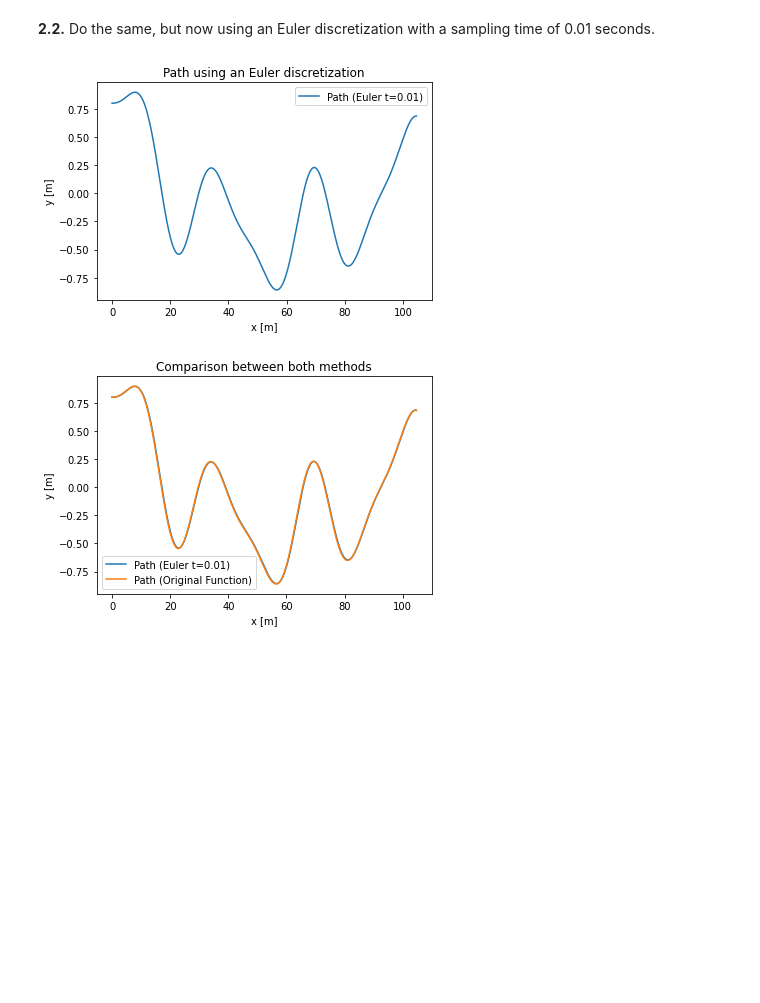
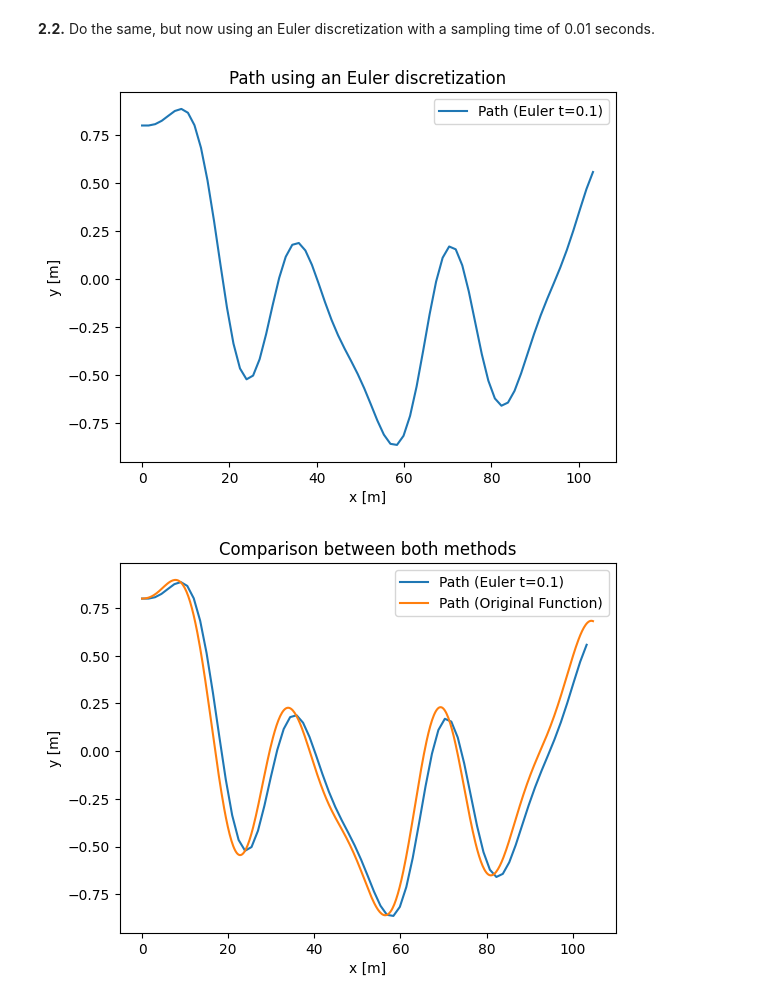
Before and after one commit to brumocas/CO, a Jupyter notebook: lab01/CO_notebook01.ipynb, the cells around one changed output. Cells and saved outputs as stored; diff of their text form; code cells hidden in the pictures; blank space fills up the shorter version.

```diff
--- a/lab01/CO_notebook01.ipynb
+++ b/lab01/CO_notebook01.ipynb
@@ -1116,9 +1360,6 @@ ct.use_fbs_defaults()
 # To complete
 
 def vehicle_update(t, x, u, params):
-    ''' Implement the system equation
-        Include your code here...
-    '''
     # Get the parameters for the model
     a = params.get('refoffset', 1.5)        # offset to vehicle reference point
     b = params.get('wheelbase', 3.)         # vehicle wheelbase
@@ -1126,16 +1367,14 @@ def vehicle_update(t, x, u, params):
 
     # Saturate the steering input
     delta = np.clip(u[1], -maxsteer, maxsteer)
-
-    #alpha = ...
+    alpha = np.arctan2(a * np.tan(delta), b)
 
     # Return the derivative of the state
     return np.array([
-        #,    # xdot = cos(theta + alpha) v
-        #,    # ydot = sin(theta + alpha) v
-        #      # thdot = v/b tan(delta)
+        u[0] * np.cos(x[2] + alpha),    # xdot = cos(theta + alpha) v
+        u[0] * np.sin(x[2] + alpha),    # ydot = sin(theta + alpha) v
+        (u[0] / b) * np.tan(delta)      # thdot = v/l tan(phi)
     ])
-
 
 def vehicle_output(t, x, u, params):
     return x[0:2]
@@ -1207,15 +1446,16 @@ def vehicle_step(x, u, params, t_sample):
 
   # Saturate the steering input
   delta = np.clip(u[1], -maxsteer, maxsteer)
-  #alpha = ...
+  alpha = np.arctan2(a * np.tan(delta), b)
 
   # Return the updated state (X_(i+1) as a function of X_i and u_i)
-  return np.array([ #...,
-                    #...,
-                    #...
-                    ])
+  return np.array([
+      x[0] + t_sample * (u[0] * np.cos(x[2] + alpha)),    # xdot = cos(theta + alpha) v
+      x[1] + t_sample * (u[0] * np.sin(x[2] + alpha)),    # ydot = sin(theta + alpha) v
+      x[2] + t_sample * (u[0] / b) * np.tan(delta)        # thdot = v/l tan(phi)
+  ])
 # %%
-sample_time = 0.01 #If you use 0.1, there is already a noticeable difference
+sample_time = 0.1 #If you use 0.1, there is already a noticeable difference
 time_end = 7
 
 # System parameters
@@ -1272,32 +1512,32 @@ plt.plot()
 plt.title("Comparison between both methods")
 plt.legend()
 plt.show()
 
 # Configure matplotlib plots to be a bit bigger and optimize layout
 plt.figure(figsize=[9, 4.5])
 
 # Plot the resulting trajectory (and some road boundaries)
 plt.subplot(1, 4, 2)
 plt.plot(y_curvy[1], y_curvy[0])
 plt.plot(y_curvy[1] - 9/np.cos(x_curvy[2]), y_curvy[0], 'k-', linewidth=1)
 plt.plot(y_curvy[1] - 3/np.cos(x_curvy[2]), y_curvy[0], 'k--', linewidth=1)
 plt.plot(y_curvy[1] + 3/np.cos(x_curvy[2]), y_curvy[0], 'k-', linewidth=1)
 
 plt.xlabel('y [m]')
 plt.ylabel('x [m]')
 plt.axis('Equal')
 
 # Plot the lateral position
 plt.subplot(2, 2, 2)
 plt.plot(t_curvy, y_curvy[1])
 plt.ylabel('Lateral position $y$ [m]')
 
 # Plot the steering angle
 plt.subplot(2, 2, 4)
 plt.plot(t_curvy, delta_curvy)
 plt.ylabel('Steering angle $\\delta$ [rad]')
 plt.xlabel('Time t [sec]')
 plt.tight_layout()
 # %% [output]
-[figure, old version]
+[figure, new version]
-[figure, old version]
+[figure, new version]
```
Also changed, not shown: parts of 77 cells of this notebook, 2 other files.
